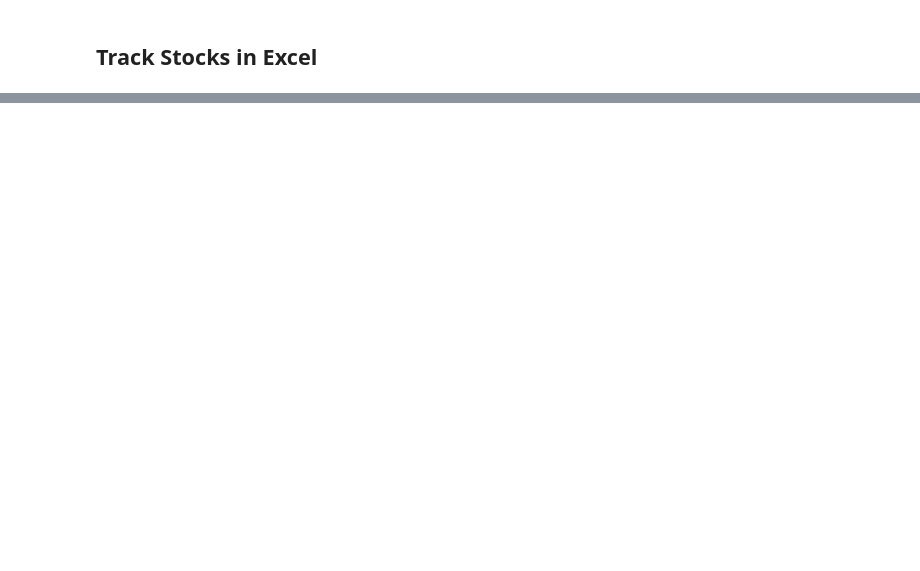
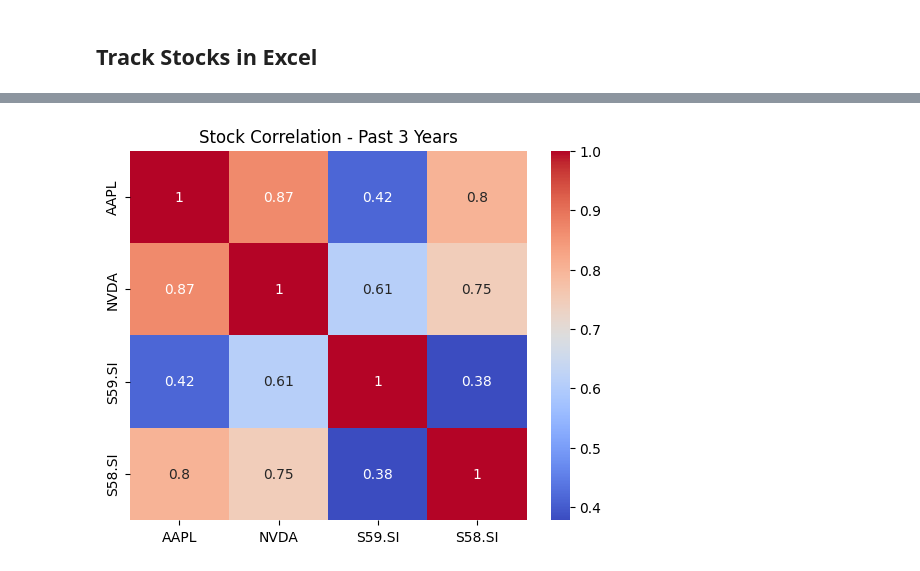
Before and after one commit to ffactor1/Stock-moitoring-dashboard, a Jupyter notebook: Financial Data Science Mastery.ipynb, the cells around one changed output, grey strips where cells are left out. Cells and saved outputs as stored; diff of their text form; code cells hidden in the pictures; blank space fills up the shorter version.

```diff
--- a/Financial Data Science Mastery.ipynb
+++ b/Financial Data Science Mastery.ipynb
@@ -65,0 +409,6 @@ Date
+# %%
+sns.heatmap(corr_3_years, annot=True, cmap="coolwarm")
+plt.title("Stock Correlation - Past 3 Years")
+plt.show()
+# %% [output]
+[figure, added]
```
Also changed, not shown: parts of 20 cells of this notebook, 15 other files.
